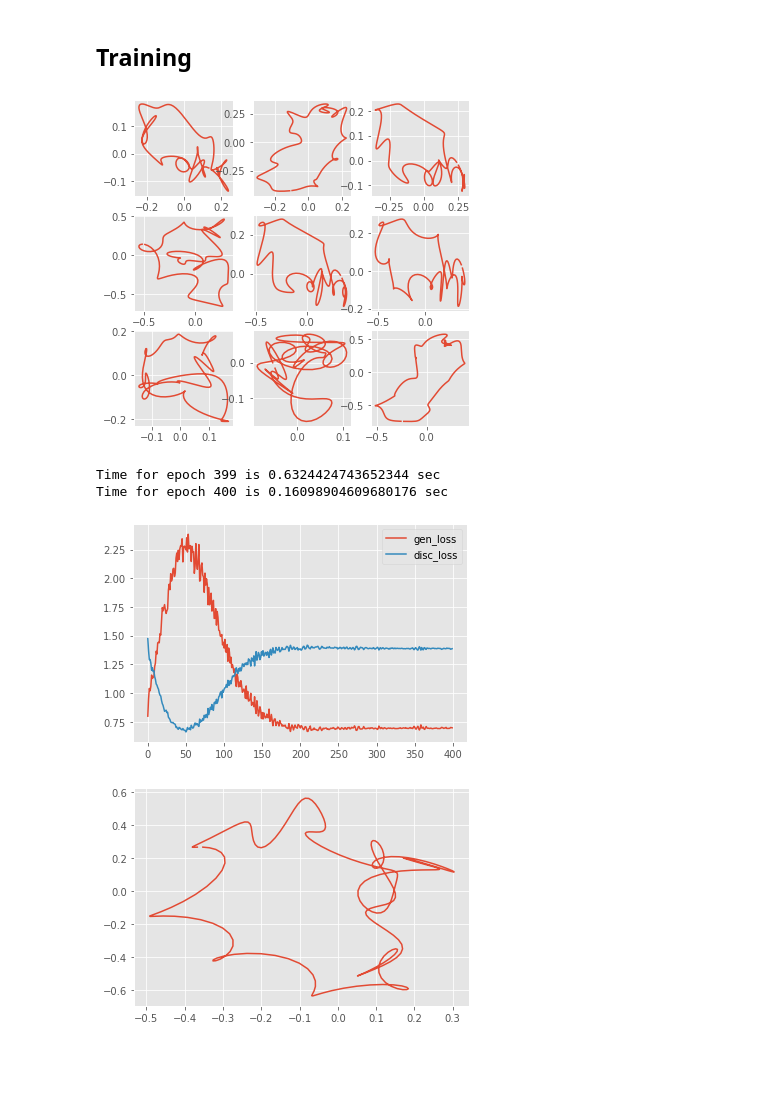
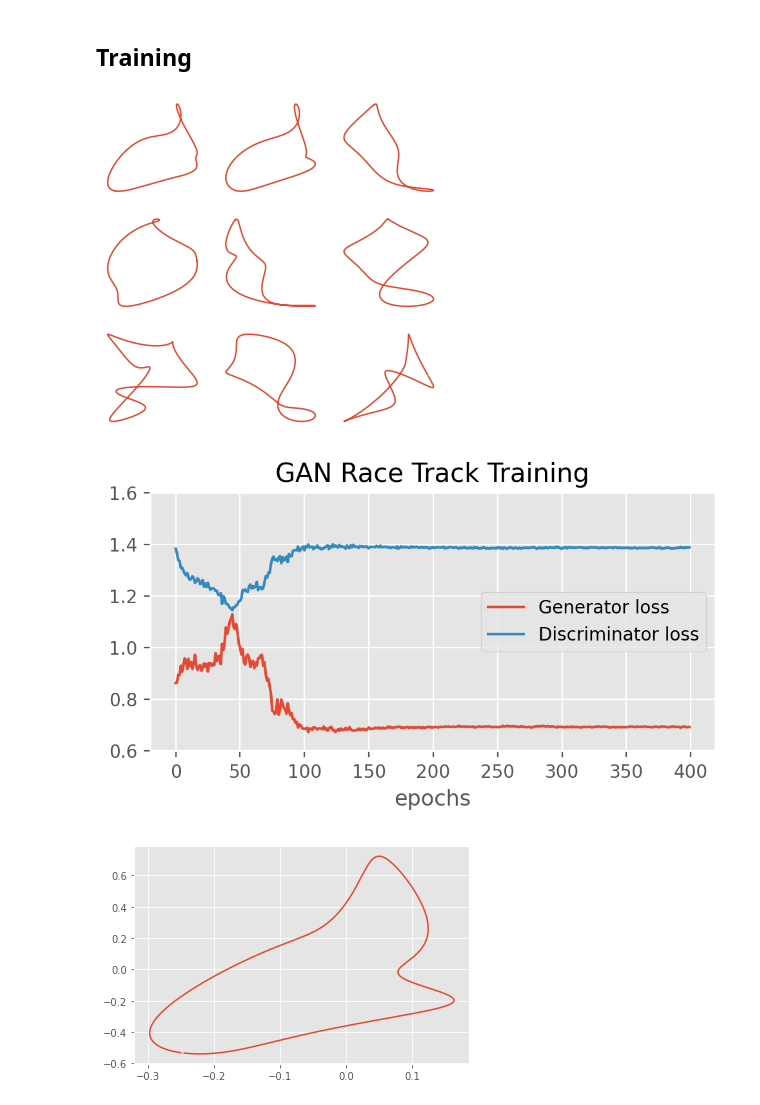
Before and after one commit to ArthurFDLR/race-track-generator, a Jupyter notebook: src/gan-custom.ipynb, the cells around one changed output. Drawn from its saved outputs; the diff is of its cells as text; code cells hidden in the pictures; blank space fills up the shorter version.

```diff
--- a/src/gan-custom.ipynb
+++ b/src/gan-custom.ipynb
@@ -20,7 +20,7 @@ with open('../data/tracks_fourier.json') as f:
     data = json.load(f)
 # %%
 DESCRIPTORS_ORDER = 2**8
-SMOOTHING_ORDER = 2**5
+SMOOTHING_ORDER = 10
 
 fourier_orders = []
 for track in data.values():
@@ -157,11 +157,19 @@ train_dataset_augmented_flat.shape
 # %%
 from tensorflow.keras import layers
 
-ENCODING_SIZE = 2**4
+ENCODING_SIZE = 2**3
 
 def make_generator_model():
     model = tf.keras.Sequential()
-    model.add(layers.Dense(32, use_bias=False, input_shape=(ENCODING_SIZE,)))
+    model.add(layers.Dense(16, use_bias=False, input_shape=(ENCODING_SIZE,)))
+    model.add(layers.BatchNormalization(momentum=0.8))
+    model.add(layers.LeakyReLU(alpha=0.2))
+
+    model.add(layers.Dense(16, use_bias=False, input_shape=(ENCODING_SIZE,)))
+    model.add(layers.BatchNormalization(momentum=0.8))
+    model.add(layers.LeakyReLU(alpha=0.2))
+
+    model.add(layers.Dense(32, use_bias=False))
     model.add(layers.BatchNormalization(momentum=0.8))
     model.add(layers.LeakyReLU(alpha=0.2))
 
@@ -169,11 +177,7 @@ def make_generator_model():
     model.add(layers.BatchNormalization(momentum=0.8))
     model.add(layers.LeakyReLU(alpha=0.2))
 
-    model.add(layers.Dense(64, use_bias=False))
-    model.add(layers.BatchNormalization(momentum=0.8))
-    model.add(layers.LeakyReLU(alpha=0.2))
-
-    model.add(layers.Dense(128, use_bias=False))
+    model.add(layers.Dense(32, use_bias=False))
     model.add(layers.BatchNormalization(momentum=0.8))
     model.add(layers.LeakyReLU(alpha=0.2))
 
@@ -216,15 +220,19 @@ _________________________________________________________________
 # %%
 def make_discriminator_model():
     model = tf.keras.Sequential()
-    model.add(layers.Dense(128, input_shape=[SMOOTHING_ORDER*2]))
+    model.add(layers.Dense(32, input_shape=[SMOOTHING_ORDER*2]))
     model.add(layers.LeakyReLU())
     model.add(layers.Dropout(0.5))
 
-    model.add(layers.Dense(64))
+    model.add(layers.Dense(64, input_shape=[SMOOTHING_ORDER*2]))
     model.add(layers.LeakyReLU())
     model.add(layers.Dropout(0.5))
 
-    model.add(layers.Dense(32))
+    model.add(layers.Dense(32, input_shape=[SMOOTHING_ORDER*2]))
+    model.add(layers.LeakyReLU())
+    model.add(layers.Dropout(0.5))
+
+    model.add(layers.Dense(16))
     model.add(layers.LeakyReLU())
     model.add(layers.Dropout(0.5))
 
@@ -360,17 +370,21 @@ def generate_and_save_images(model, epoch, test_input):
 # %%
 training_history = train(train_dataset, EPOCHS)
 # %% [output]
-[figure, old version]
+[figure, new version]
-Time for epoch 399 is 0.6324424743652344 sec
-Time for epoch 400 is 0.16098904609680176 sec
 # %%
-plt.plot(training_history['gen_loss'], label='gen_loss')
-plt.plot(training_history['disc_loss'], label='disc_loss')
-plt.legend()
-#plt.yscale('log')
+fig, ax = plt.subplots(figsize = (5, 3), dpi=200)
+ax.plot(training_history['gen_loss'], label='Generator loss')
+ax.plot(training_history['disc_loss'], label='Discriminator loss')
+ax.set_title('GAN Race Track Training')
+ax.set_ylim(0.6, 1.6)
+ax.set_xlabel('epochs')
+plt.legend(loc=7)
+plt.tight_layout()
+plt.savefig('../data/training/training_history.png')
 plt.show()
+plt.close(fig)
 # %% [output]
-[figure, old version]
+[figure, new version]
 # %%
 plt.clf()
 generated_descp = generator(tf.random.normal([1,ENCODING_SIZE]), training=False)[0]
@@ -379,4 +393,4 @@ generated_track = np.fft.ifft(pad_descriptors(generated_descp.numpy().view(np.co
 plt.plot(generated_track.real, generated_track.imag)
 plt.show()
 # %% [output]
-[figure, old version]
+[figure, new version]
```
Also changed, not shown: parts of 8 cells of this notebook, 4 other files.
